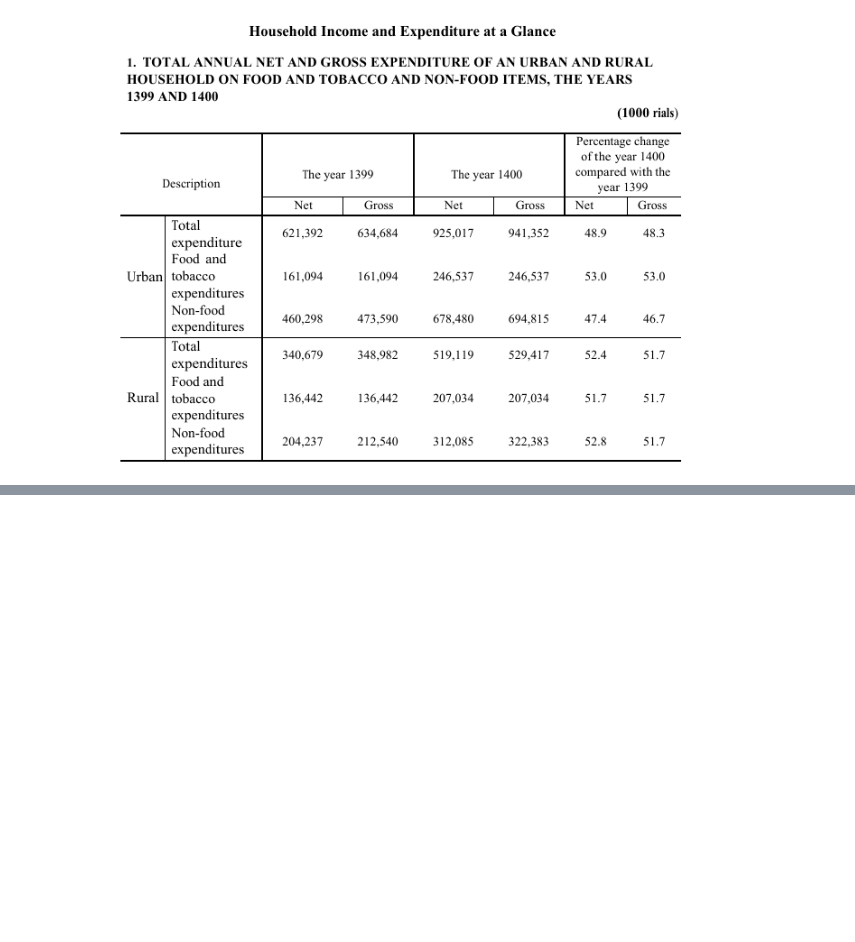
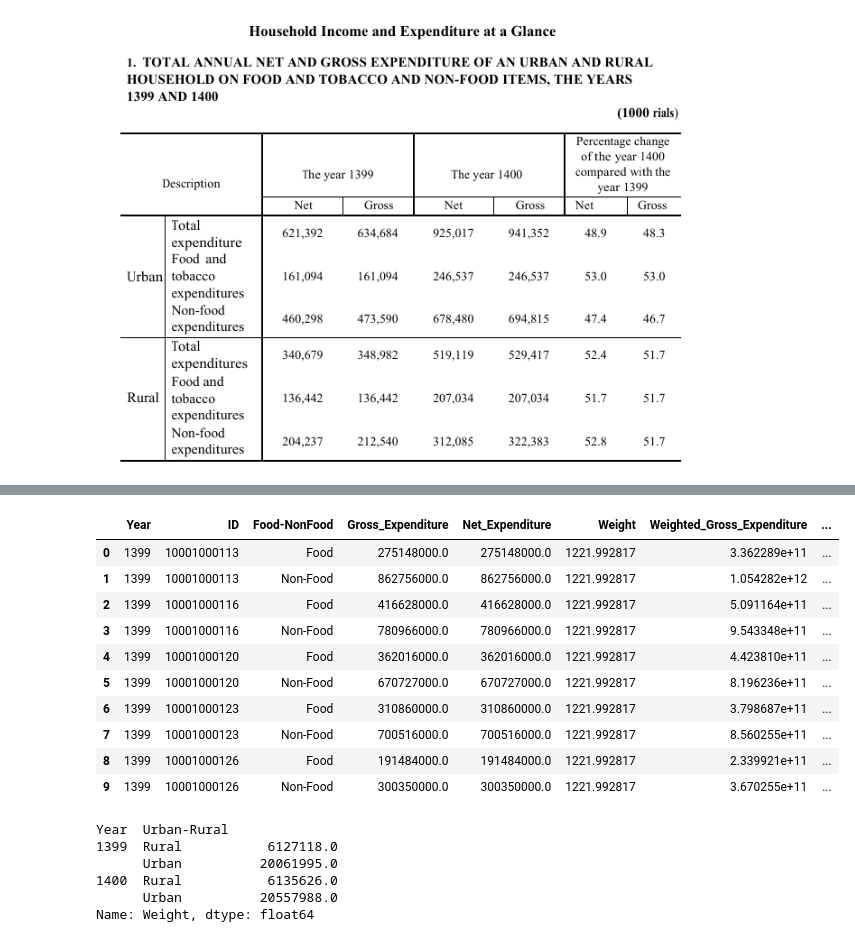
Before and after one commit to Iran-Open-Data/HBSIR_OLD, a Jupyter notebook: examples/ISC/1400/summery-results.ipynb, the cells around one changed output, grey strips where cells are left out. Cells and saved outputs as stored; diff of their text form; code cells hidden in the pictures; blank space fills up the shorter version.

```diff
--- a/examples/ISC/1400/summery-results.ipynb
+++ b/examples/ISC/1400/summery-results.ipynb
@@ -130,0 +60,32 @@ expenditure_summery_table
+# %%
+household_table = table.groupby(["Year", "ID", "Food-NonFood"])[["Gross_Expenditure", "Net_Expenditure"]].sum()
+household_table = household_table.reset_index()
+household_table = hbsir.add_weight(household_table)
+household_table["Weighted_Gross_Expenditure"] = household_table.eval("Gross_Expenditure * Weight")
+household_table["Weighted_Net_Expenditure"] = household_table.eval("Net_Expenditure * Weight")
+household_table = hbsir.add_attribute(household_table, "Urban-Rural")
+household_table.head(10)
+# %% [output]
+|  | Year | ID | Food-NonFood | Gross_Expenditure | Net_Expenditure | Weight | Weighted_Gross_Expenditure | ... |
+| 0 | 1399 | 10001000113 | Food | 275148000.0 | 275148000.0 | 1221.992817 | 3.362289e+11 | ... |
+| 1 | 1399 | 10001000113 | Non-Food | 862756000.0 | 862756000.0 | 1221.992817 | 1.054282e+12 | ... |
+| 2 | 1399 | 10001000116 | Food | 416628000.0 | 416628000.0 | 1221.992817 | 5.091164e+11 | ... |
+| 3 | 1399 | 10001000116 | Non-Food | 780966000.0 | 780966000.0 | 1221.992817 | 9.543348e+11 | ... |
+| 4 | 1399 | 10001000120 | Food | 362016000.0 | 362016000.0 | 1221.992817 | 4.423810e+11 | ... |
+| 5 | 1399 | 10001000120 | Non-Food | 670727000.0 | 670727000.0 | 1221.992817 | 8.196236e+11 | ... |
+| 6 | 1399 | 10001000123 | Food | 310860000.0 | 310860000.0 | 1221.992817 | 3.798687e+11 | ... |
+| 7 | 1399 | 10001000123 | Non-Food | 700516000.0 | 700516000.0 | 1221.992817 | 8.560255e+11 | ... |
+| 8 | 1399 | 10001000126 | Food | 191484000.0 | 191484000.0 | 1221.992817 | 2.339921e+11 | ... |
+| 9 | 1399 | 10001000126 | Non-Food | 300350000.0 | 300350000.0 | 1221.992817 | 3.670255e+11 | ... |
+# %%
+weights = hbsir.load_table("Weights", years=[1399, 1400])
+weights = hbsir.add_attribute(weights, "Urban-Rural")
+weights_sum = weights.groupby(["Year", "Urban-Rural"])["Weight"].sum()
+weights_sum
+# %% [output]
+Year  Urban-Rural
+1399  Rural           6127118.0
+      Urban          20061995.0
+1400  Rural           6135626.0
+      Urban          20557988.0
+Name: Weight, dtype: float64
```
Also changed, not shown: parts of 9 cells of this notebook.
